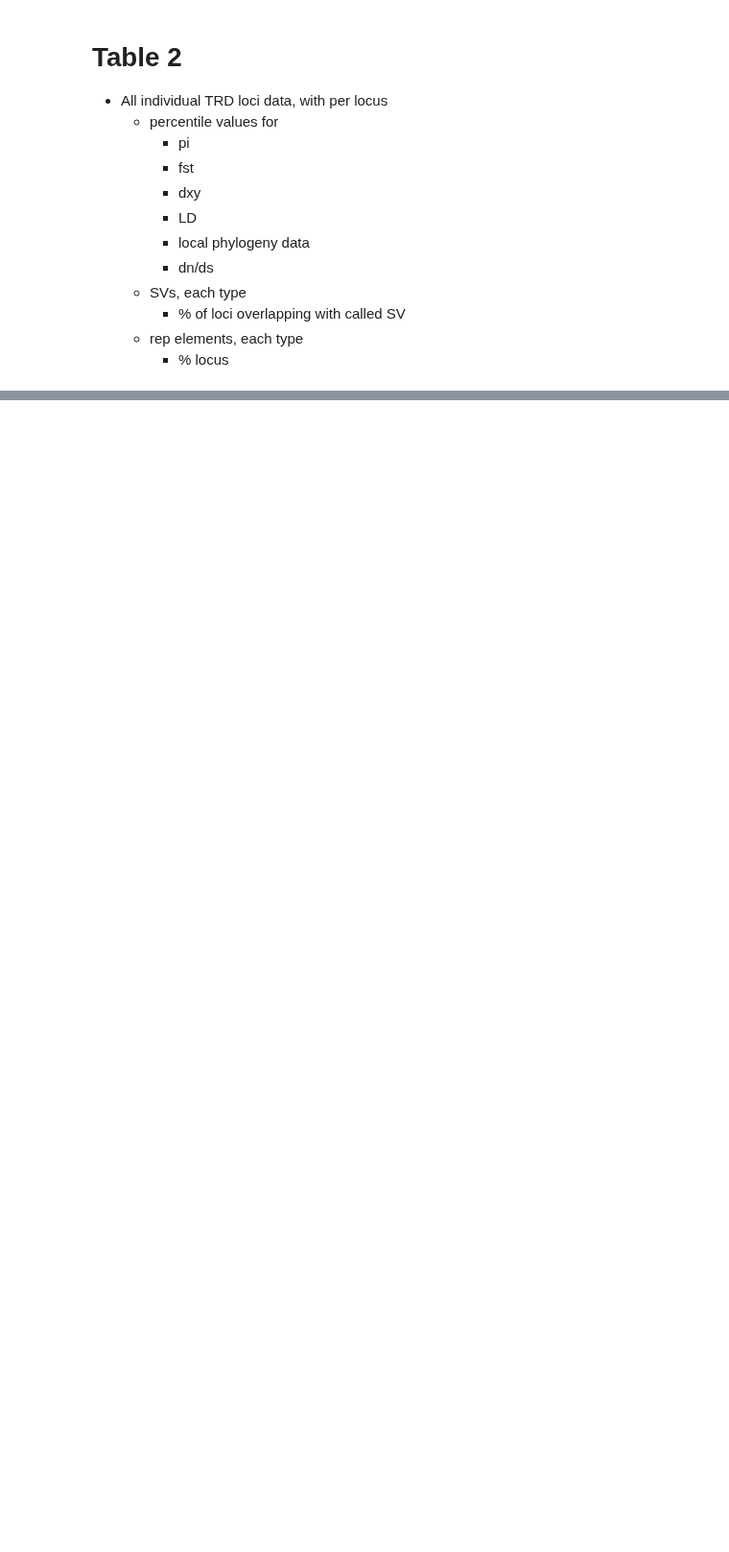
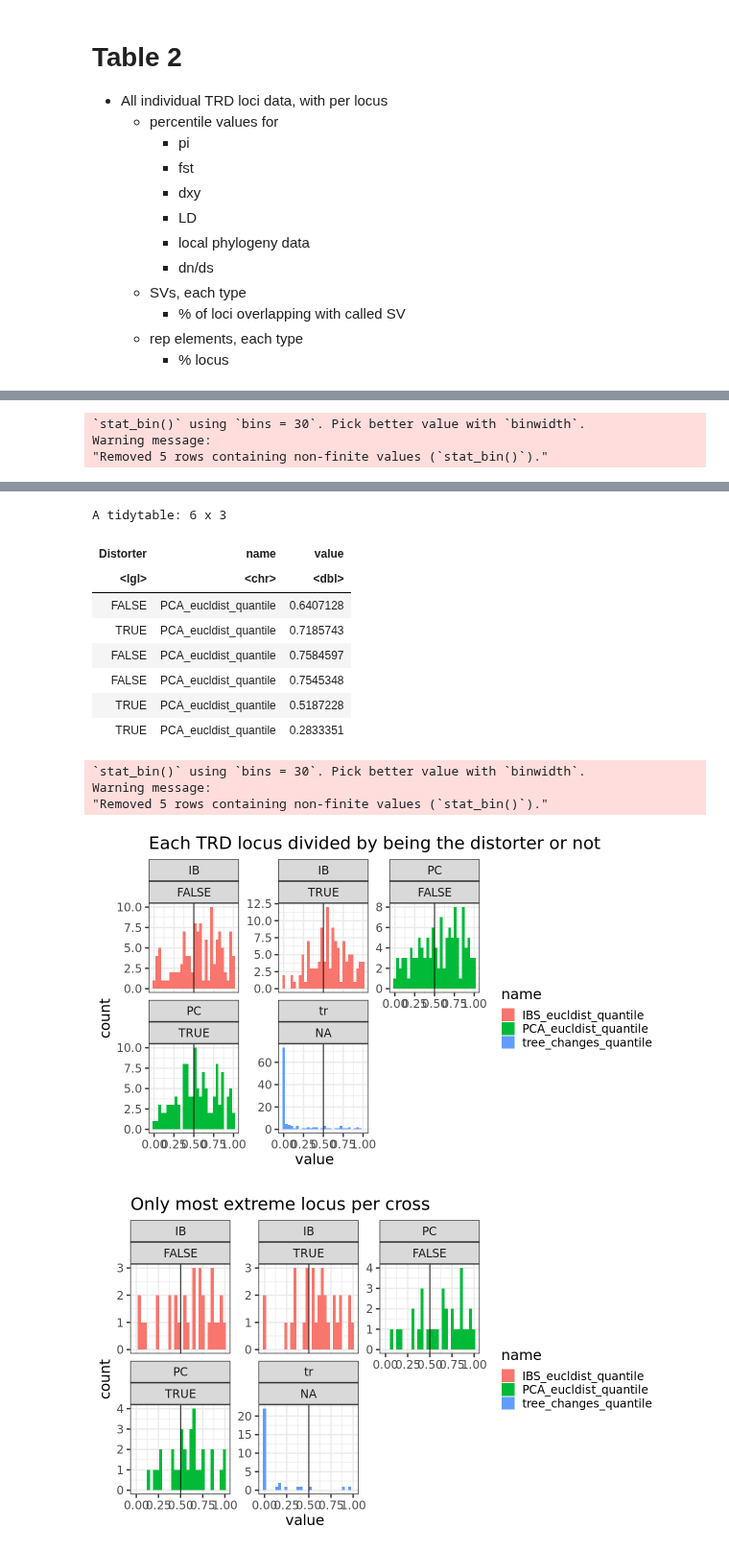
Before and after one commit to jnrunge/TRD, a Jupyter notebook: 03_GenomicSignals/03_PutItAllTogether.ipynb, the cells around one changed output, grey strips where cells are left out. Shown at 96% size. Saved outputs shown, nothing was run; the diff lists cells and outputs as text; code cells hidden in the pictures; blank space fills up the shorter version.

```diff
--- a/03_GenomicSignals/03_PutItAllTogether.ipynb
+++ b/03_GenomicSignals/03_PutItAllTogether.ipynb
@@ -35,0 +114,2 @@ We create two tables with the following data:
+# %%
+One_Table<-mutate(One_Table, Distorter=ifelse(AF>0.5,"1","2"))
@@ -35,0 +143,5 @@ We create two tables with the following data:
+# %%
+One_Table <- One_Table %>%
+  group_by(cross) %>%
+  mutate(strongest = abs(AF - 0.5) == max(abs(AF - 0.5), na.rm = TRUE)) %>%
+  ungroup()
@@ -35,0 +168,52 @@ We create two tables with the following data:
+# %%
+options(repr.plot.width=10, repr.plot.height=6)
+
+# need to add information on
+# 1) each TRD spot, direction
+# 2) overall which TRD spot is the main one + direction
+# 3) normalize all values for comparability
+# -- but the normalization should just be 0 = theoretical mean, meaning only change quantile to -0.5
+
+library(stringr)
+
+LP_colnames=c("PCA_eucldist_quantile_1","PCA_eucldist_sd_multiplier_1","IBS_eucldist_quantile_1","IBS_eucldist_sd_multiplier_1","tree_changes_quantile","tree_changes_sd_multiplier","PCA_eucldist_quantile_2","PCA_eucldist_sd_multiplier_2","IBS_eucldist_quantile_2","IBS_eucldist_sd_multiplier_2")
+LP_colnames=LP_colnames[grepl("quant",LP_colnames,fixed=TRUE)]
+LP_summary<-pivot_longer(One_Table%>%select(Distorter, all_of(LP_colnames)), cols = LP_colnames)
+LP_summary <- LP_summary %>% mutate(Distorter = case_when(
+  substr(name, nchar(name), nchar(name)) %in% c("1", "2") &
+    substr(name, nchar(name), nchar(name)) == Distorter ~ TRUE,
+  substr(name, nchar(name), nchar(name)) %in% c("1", "2") ~ FALSE,
+  TRUE ~ NA_real_
+))
+LP_summary <- LP_summary %>% mutate(name = str_remove(name, "_[12]$"))
+
+t.test(filter(LP_summary, Distorter==TRUE, name == "IBS_eucldist_quantile")%>%pull(value),
+     filter(LP_summary, Distorter==FALSE, name == "IBS_eucldist_quantile")%>%pull(value), value = "two.sided", var.equal = FALSE)
+t.test(filter(LP_summary, Distorter==TRUE, name == "PCA_eucldist_quantile")%>%pull(value),
+     filter(LP_summary, Distorter==FALSE, name == "PCA_eucldist_quantile")%>%pull(value), value = "two.sided", var.equal = FALSE)
+
+head(LP_summary)
+ggplot(LP_summary, aes(value,fill=name))+
+geom_histogram(position="dodge")+geom_vline(xintercept=0.5)+
+facet_wrap(~substr(name,1,2)+Distorter,scales="free_y")+theme_bw(18)+ggtitle("Each TRD locus divided by being the distorter or not")
+
+
+# now only the strongest distorters
+
+LP_summary<-pivot_longer(One_Table%>%filter(strongest)%>%select(Distorter, all_of(LP_colnames)), cols = LP_colnames)
+LP_summary <- LP_summary %>% mutate(Distorter = case_when(
+  substr(name, nchar(name), nchar(name)) %in% c("1", "2") &
+    substr(name, nchar(name), nchar(name)) == Distorter ~ TRUE,
+  substr(name, nchar(name), nchar(name)) %in% c("1", "2") ~ FALSE,
+  TRUE ~ NA_real_
+))
+LP_summary <- LP_summary %>% mutate(name = str_remove(name, "_[12]$"))
+t.test(filter(LP_summary, Distorter==TRUE, name == "IBS_eucldist_quantile")%>%pull(value),
+     filter(LP_summary, Distorter==FALSE, name == "IBS_eucldist_quantile")%>%pull(value), value = "two.sided", var.equal = FALSE)
+t.test(filter(LP_summary, Distorter==TRUE, name == "PCA_eucldist_quantile")%>%pull(value),
+     filter(LP_summary, Distorter==FALSE, name == "PCA_eucldist_quantile")%>%pull(value), value = "two.sided", var.equal = FALSE)
+head(LP_summary)
+ggplot(LP_summary, aes(value,fill=name))+
+geom_histogram(position="dodge")+geom_vline(xintercept=0.5)+
+facet_wrap(~substr(name,1,2)+Distorter,scales="free_y")+theme_bw(18)+ggtitle("Only most extreme locus per cross")
+# %% [output]
@@ -35,0 +249,3 @@ We create two tables with the following data:
+`stat_bin()` using `bins = 30`. Pick better value with `binwidth`.
+Warning message:
+"Removed 5 rows containing non-finite values (`stat_bin()`)."
@@ -36,3 +272,17 @@ We create two tables with the following data:
+A tidytable: 6 x 3
+| Distorter | name | value |
+| <lgl> | <chr> | <dbl> |
+| FALSE | PCA_eucldist_quantile | 0.6407128 |
+| TRUE | PCA_eucldist_quantile | 0.7185743 |
+| FALSE | PCA_eucldist_quantile | 0.7584597 |
+| FALSE | PCA_eucldist_quantile | 0.7545348 |
+| TRUE | PCA_eucldist_quantile | 0.5187228 |
+| TRUE | PCA_eucldist_quantile | 0.2833351 |
+`stat_bin()` using `bins = 30`. Pick better value with `binwidth`.
+Warning message:
+"Removed 5 rows containing non-finite values (`stat_bin()`)."
+[figure, added]
+[figure, added]
 # %% [markdown]
 After creating those tables, we should also create a PDF report for each region.
 
```
Also changed, not shown: parts of 12 cells of this notebook, 6 other files.
